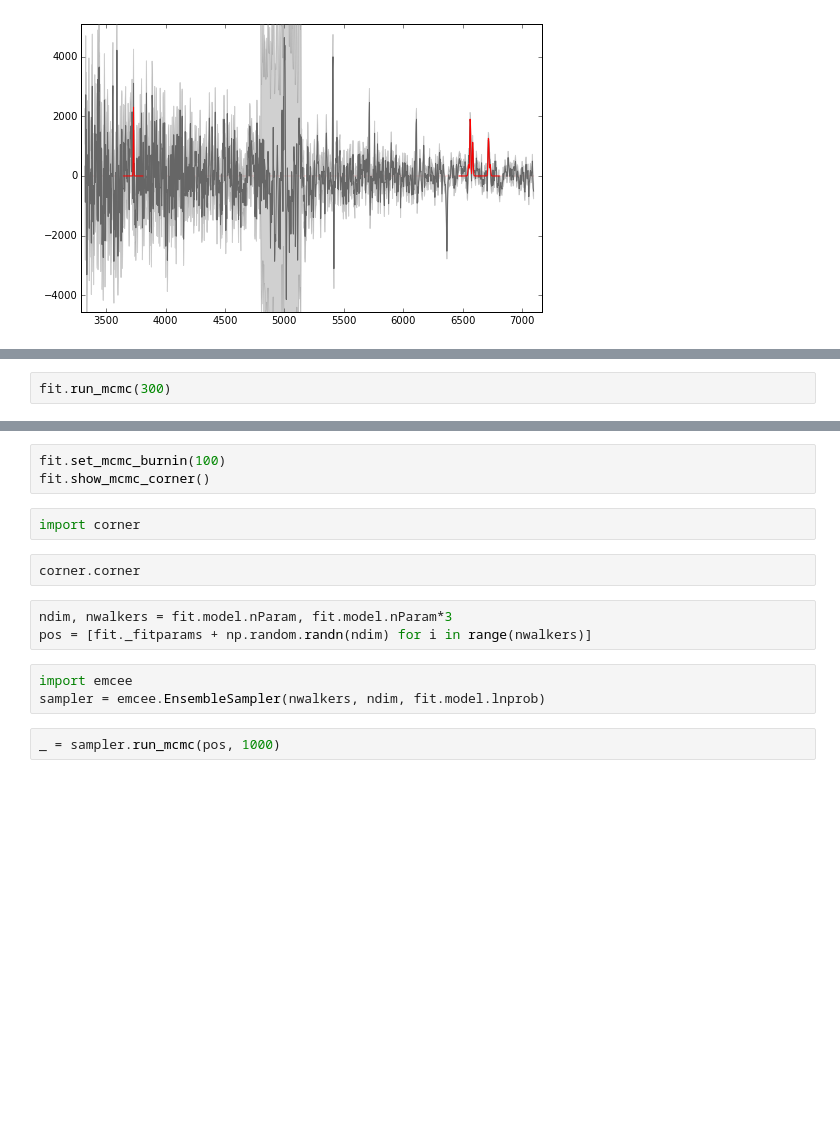
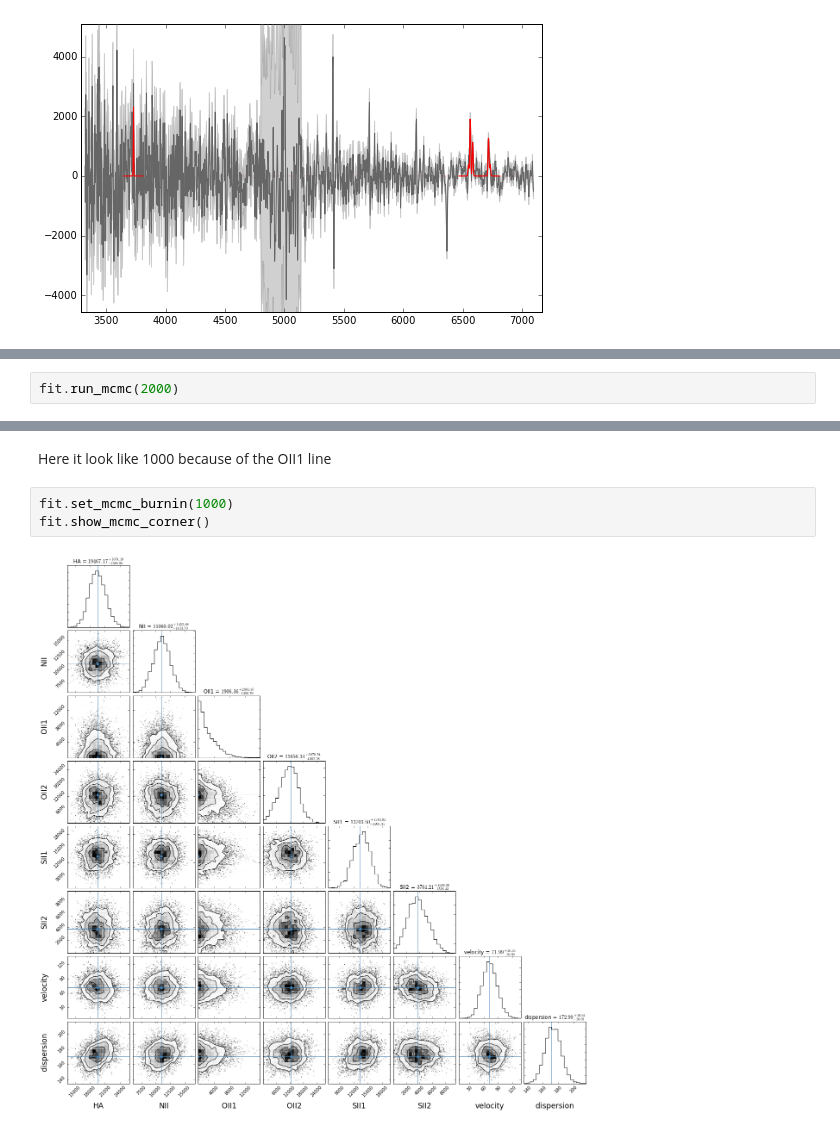
Before and after one commit to MickaelRigault/modefit, a Jupyter notebook: notebooks/MCMC_on_spectral_lines.ipynb, the cells around one changed output, grey strips where cells are left out. Cells and saved outputs as stored; diff of their text form; blank space fills up the shorter version.

```diff
--- a/notebooks/MCMC_on_spectral_lines.ipynb
+++ b/notebooks/MCMC_on_spectral_lines.ipynb
@@ -109,2 +66,2 @@ fit.show()
 # %%
-fit.run_mcmc(300)
+fit.run_mcmc(2000)
@@ -113,15 +74,7 @@ fit.show_mcmcwalkers()
+# %% [markdown]
+Here it look like 1000 because of the OII1 line
 # %%
-fit.set_mcmc_burnin(100)
+fit.set_mcmc_burnin(1000)
 fit.show_mcmc_corner()
+# %% [output]
+[figure, added]
-# %%
-import corner
-# %%
-corner.corner
-# %%
-ndim, nwalkers = fit.model.nParam, fit.model.nParam*3
-pos = [fit._fitparams + np.random.randn(ndim) for i in range(nwalkers)]
-# %%
-import emcee
-sampler = emcee.EnsembleSampler(nwalkers, ndim, fit.model.lnprob)
-# %%
-_ = sampler.run_mcmc(pos, 1000)
```
Also changed, not shown: parts of 26 cells of this notebook, 4 other files.
